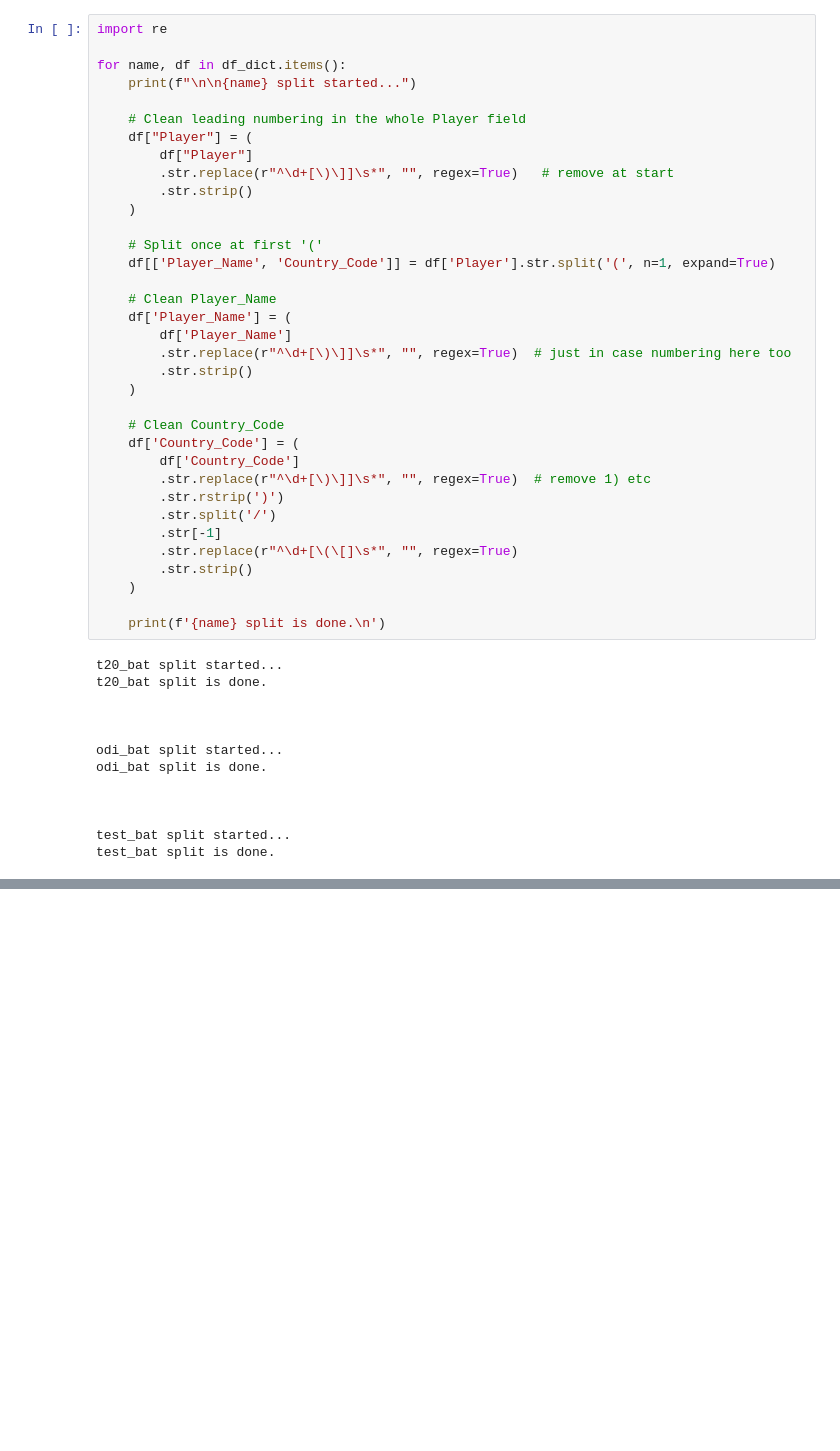
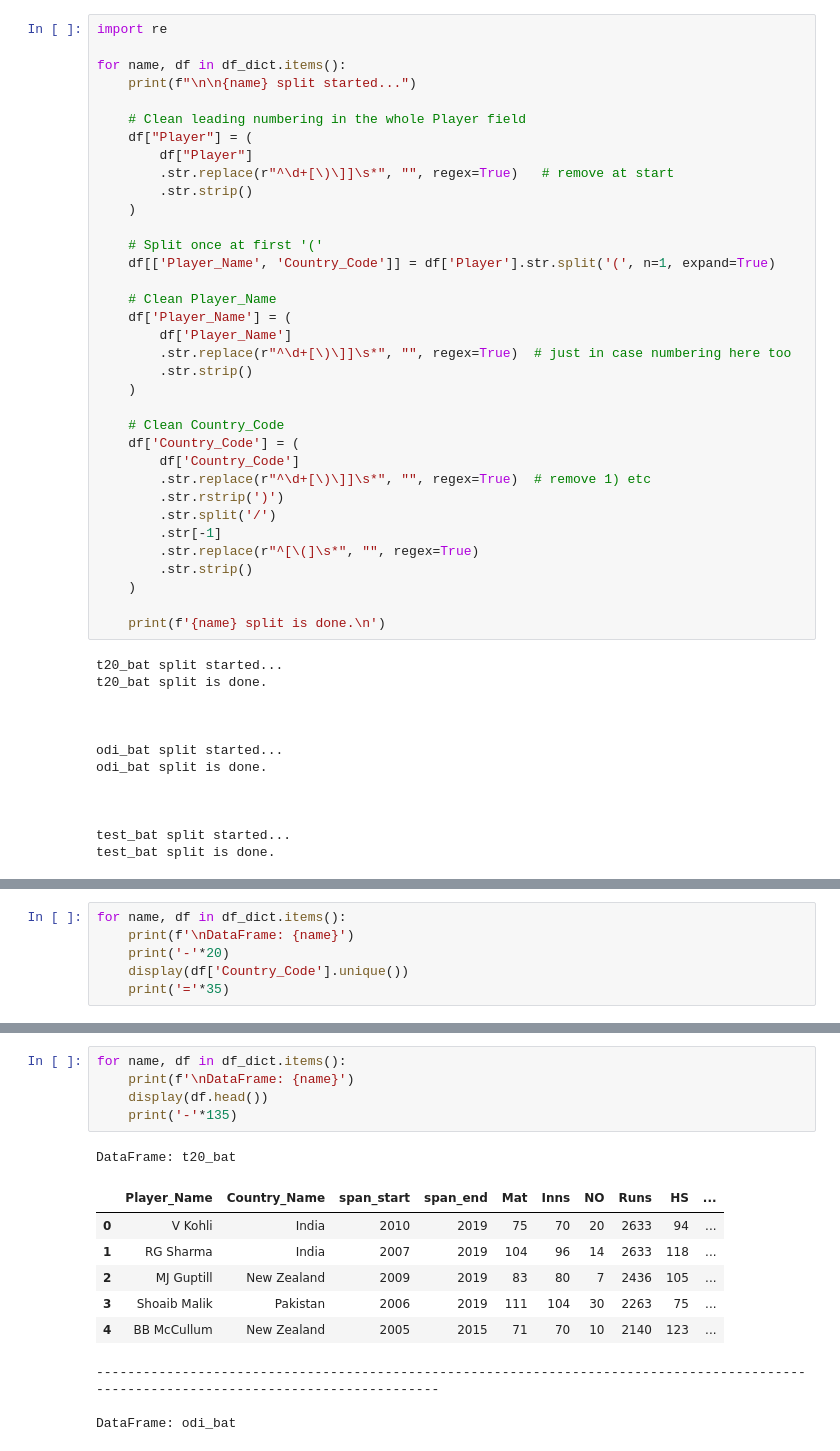
Before and after one commit to Rahul-Vashistt/ml-portfolio, a Jupyter notebook: EDA/eda_tabular.ipynb, the cells around one changed output, grey strips where cells are left out. Drawn from its saved outputs; the diff is of its cells as text; blank space fills up the shorter version.

Commit message:
Data cleaned and feature engineered

```diff
--- a/EDA/eda_tabular.ipynb
+++ b/EDA/eda_tabular.ipynb
@@ -506,7 +506,7 @@ for name, df in df_dict.items():
         .str.rstrip(')')
         .str.split('/')
         .str[-1]
-        .str.replace(r"^\d+[\(\[]\s*", "", regex=True)
+        .str.replace(r"^[\(]\s*", "", regex=True)
         .str.strip()
     )
 
@@ -581,0 +586,6 @@ array(['INDIA', 'AUS', 'SA', 'ENG', 'SL', 'WI', 'PAK', 'NZ', 'ZIM',
+# %%
+for name, df in df_dict.items():
+    print(f'\nDataFrame: {name}')
+    print('-'*20)
+    display(df['Country_Code'].unique())
+    print('='*35)
@@ -581,0 +716,16 @@ array(['INDIA', 'AUS', 'SA', 'ENG', 'SL', 'WI', 'PAK', 'NZ', 'ZIM',
+# %%
+for name, df in df_dict.items():
+    print(f'\nDataFrame: {name}')
+    display(df.head())
+    print('-'*135)
+# %% [output]
+DataFrame: t20_bat
+|  | Player_Name | Country_Name | span_start | span_end | Mat | Inns | NO | Runs | HS | ... |
+| 0 | V Kohli | India | 2010 | 2019 | 75 | 70 | 20 | 2633 | 94 | ... |
+| 1 | RG Sharma | India | 2007 | 2019 | 104 | 96 | 14 | 2633 | 118 | ... |
+| 2 | MJ Guptill | New Zealand | 2009 | 2019 | 83 | 80 | 7 | 2436 | 105 | ... |
+| 3 | Shoaib Malik | Pakistan | 2006 | 2019 | 111 | 104 | 30 | 2263 | 75 | ... |
+| 4 | BB McCullum | New Zealand | 2005 | 2015 | 71 | 70 | 10 | 2140 | 123 | ... |
+---------------------------------------------------------------------------------------------------------------------------------------
+
+DataFrame: odi_bat
```
Also changed, not shown: parts of 12 cells of this notebook.
